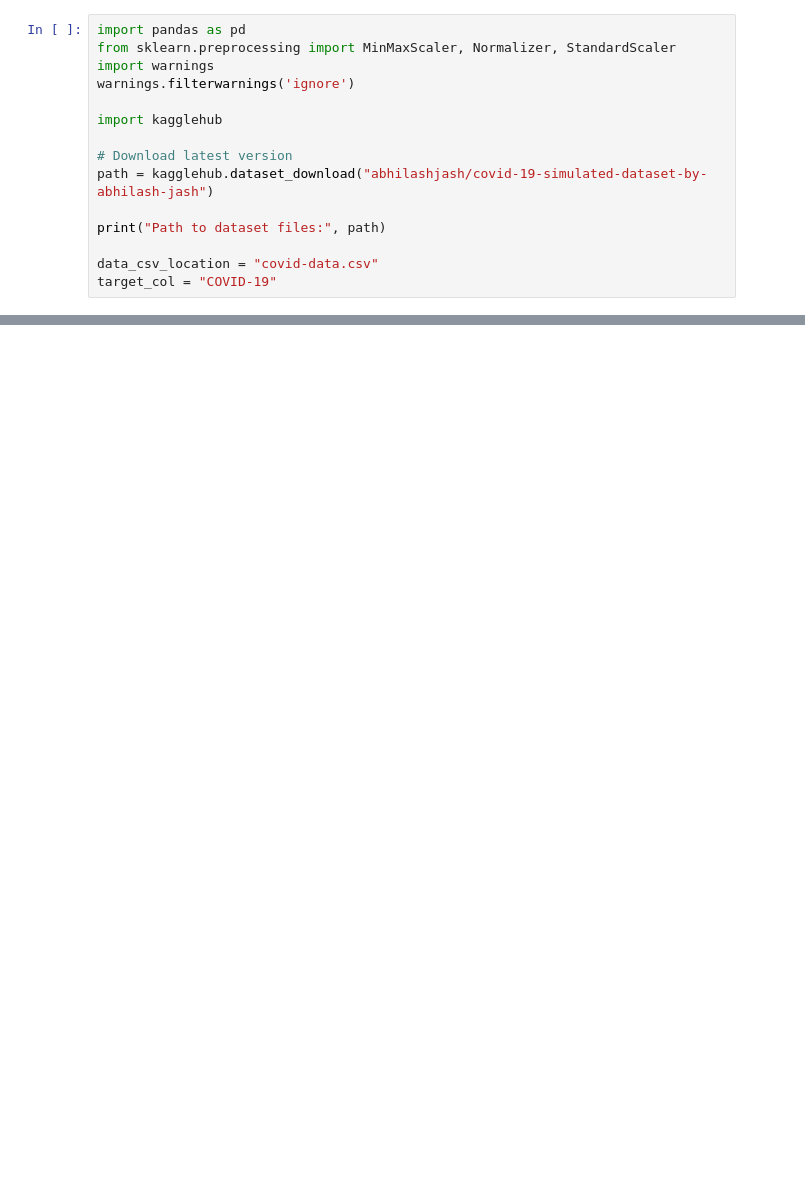
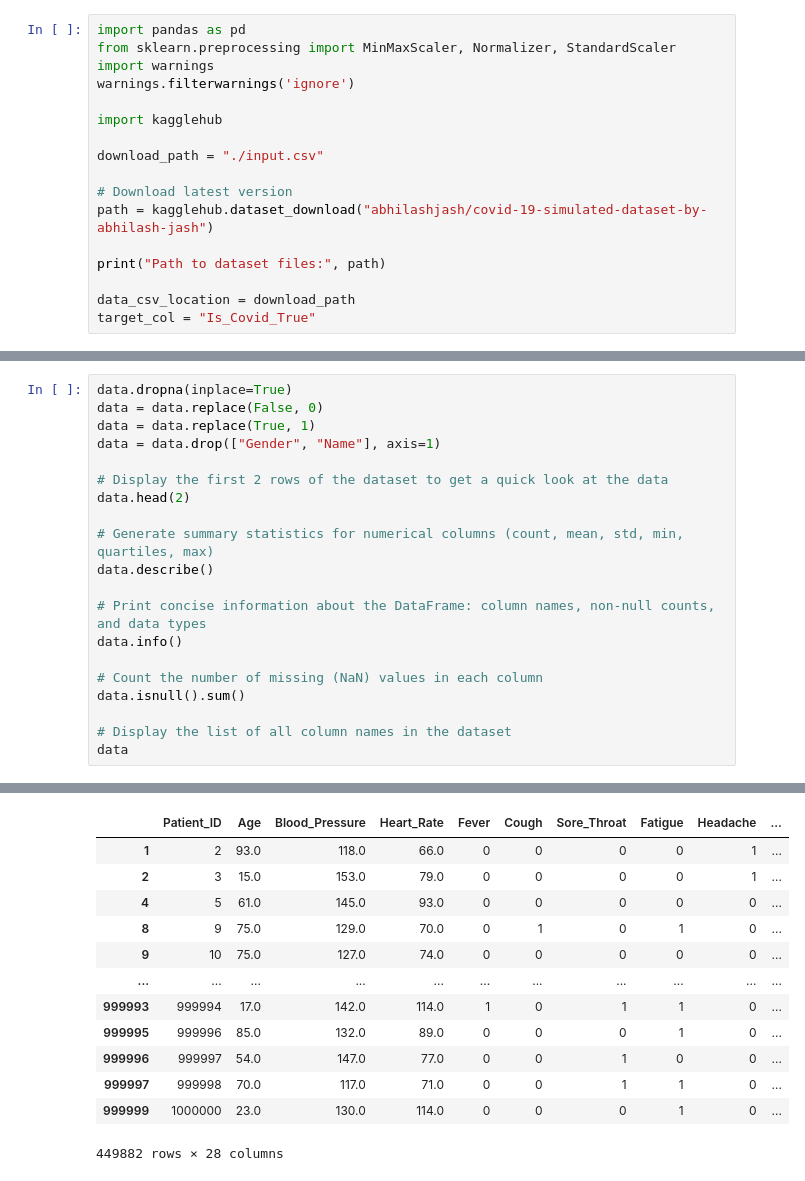
Before and after one commit to AKonicki26/health-binary-tree, a Jupyter notebook: classification.ipynb, the cells around one changed output, grey strips where cells are left out. Drawn from its saved outputs; the diff is of its cells as text; blank space fills up the shorter version.

Commit message:
Clean data

```diff
--- a/classification.ipynb
+++ b/classification.ipynb
@@ -6,11 +6,13 @@ warnings.filterwarnings('ignore')
 
 import kagglehub
 
+download_path = "./input.csv"
+
 # Download latest version
 path = kagglehub.dataset_download("abhilashjash/covid-19-simulated-dataset-by-abhilash-jash")
 
 print("Path to dataset files:", path)
 
-data_csv_location = "covid-data.csv"
-target_col = "COVID-19"
+data_csv_location = download_path
+target_col = "Is_Covid_True"
 # %% [output]
@@ -59 +62,22 @@ Index(['Breathing Problem', 'Fever', 'Dry Cough', 'Sore throat',
       dtype='object')
+# %%
+data.dropna(inplace=True)
+data = data.replace(False, 0)
+data = data.replace(True, 1)
+data = data.drop(["Gender", "Name"], axis=1)
+
+# Display the first 2 rows of the dataset to get a quick look at the data
+data.head(2)
+
+# Generate summary statistics for numerical columns (count, mean, std, min, quartiles, max)
+data.describe()
+
+# Print concise information about the DataFrame: column names, non-null counts, and data types
+data.info()
+
+# Count the number of missing (NaN) values in each column
+data.isnull().sum()
+
+# Display the list of all column names in the dataset
+data
+# %% [output]
@@ -60,3 +101,16 @@ Index(['Breathing Problem', 'Fever', 'Dry Cough', 'Sore throat',
+|  | Patient_ID | Age | Blood_Pressure | Heart_Rate | Fever | Cough | Sore_Throat | Fatigue | Headache | ... |
+| 1 | 2 | 93.0 | 118.0 | 66.0 | 0 | 0 | 0 | 0 | 1 | ... |
+| 2 | 3 | 15.0 | 153.0 | 79.0 | 0 | 0 | 0 | 0 | 1 | ... |
+| 4 | 5 | 61.0 | 145.0 | 93.0 | 0 | 0 | 0 | 0 | 0 | ... |
+| 8 | 9 | 75.0 | 129.0 | 70.0 | 0 | 1 | 0 | 1 | 0 | ... |
+| 9 | 10 | 75.0 | 127.0 | 74.0 | 0 | 0 | 0 | 0 | 0 | ... |
+| ... | ... | ... | ... | ... | ... | ... | ... | ... | ... | ... |
+| 999993 | 999994 | 17.0 | 142.0 | 114.0 | 1 | 0 | 1 | 1 | 0 | ... |
+| 999995 | 999996 | 85.0 | 132.0 | 89.0 | 0 | 0 | 0 | 1 | 0 | ... |
+| 999996 | 999997 | 54.0 | 147.0 | 77.0 | 0 | 0 | 1 | 0 | 0 | ... |
+| 999997 | 999998 | 70.0 | 117.0 | 71.0 | 0 | 0 | 1 | 1 | 0 | ... |
+| 999999 | 1000000 | 23.0 | 130.0 | 114.0 | 0 | 0 | 0 | 1 | 0 | ... |
+449882 rows × 28 columns
 # %%
 data.isnull().sum()
 # %% [output]
```
Also changed, not shown: parts of 7 cells of this notebook, 5 other files.
